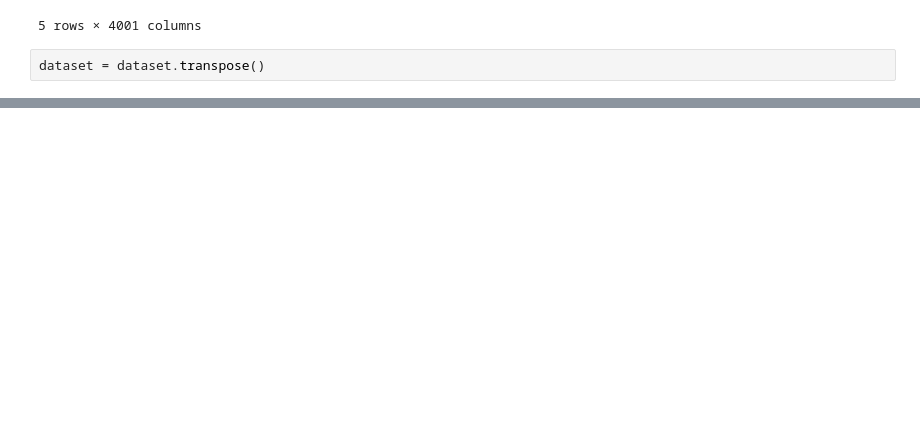
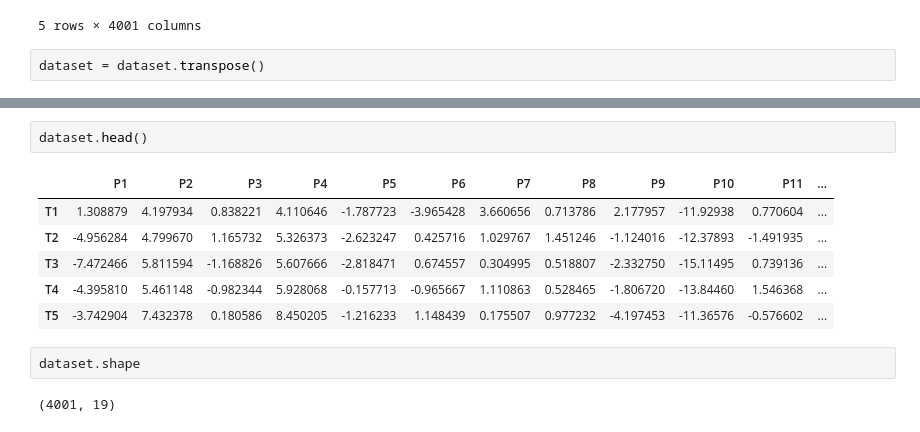
Before and after one commit to EngLeandroA/MRMR_Dataset_EEG, a Jupyter notebook: MRMR_Dataset_EEG.ipynb, the cells around one changed output, grey strips where cells are left out. Saved outputs shown, nothing was run; the diff lists cells and outputs as text; blank space fills up the shorter version.

```diff
--- a/MRMR_Dataset_EEG.ipynb
+++ b/MRMR_Dataset_EEG.ipynb
@@ -98,0 +77,13 @@ for x in range(1, 19):
+# %%
+dataset.head()
+# %% [output]
+|  | P1 | P2 | P3 | P4 | P5 | P6 | P7 | P8 | P9 | P10 | P11 | ... |
+| T1 | 1.308879 | 4.197934 | 0.838221 | 4.110646 | -1.787723 | -3.965428 | 3.660656 | 0.713786 | 2.177957 | -11.92938 | 0.770604 | ... |
+| T2 | -4.956284 | 4.799670 | 1.165732 | 5.326373 | -2.623247 | 0.425716 | 1.029767 | 1.451246 | -1.124016 | -12.37893 | -1.491935 | ... |
+| T3 | -7.472466 | 5.811594 | -1.168826 | 5.607666 | -2.818471 | 0.674557 | 0.304995 | 0.518807 | -2.332750 | -15.11495 | 0.739136 | ... |
+| T4 | -4.395810 | 5.461148 | -0.982344 | 5.928068 | -0.157713 | -0.965667 | 1.110863 | 0.528465 | -1.806720 | -13.84460 | 1.546368 | ... |
+| T5 | -3.742904 | 7.432378 | 0.180586 | 8.450205 | -1.216233 | 1.148439 | 0.175507 | 0.977232 | -4.197453 | -11.36576 | -0.576602 | ... |
+# %%
+dataset.shape
+# %% [output]
+(4001, 19)
```
Also changed, not shown: parts of 37 cells of this notebook.
